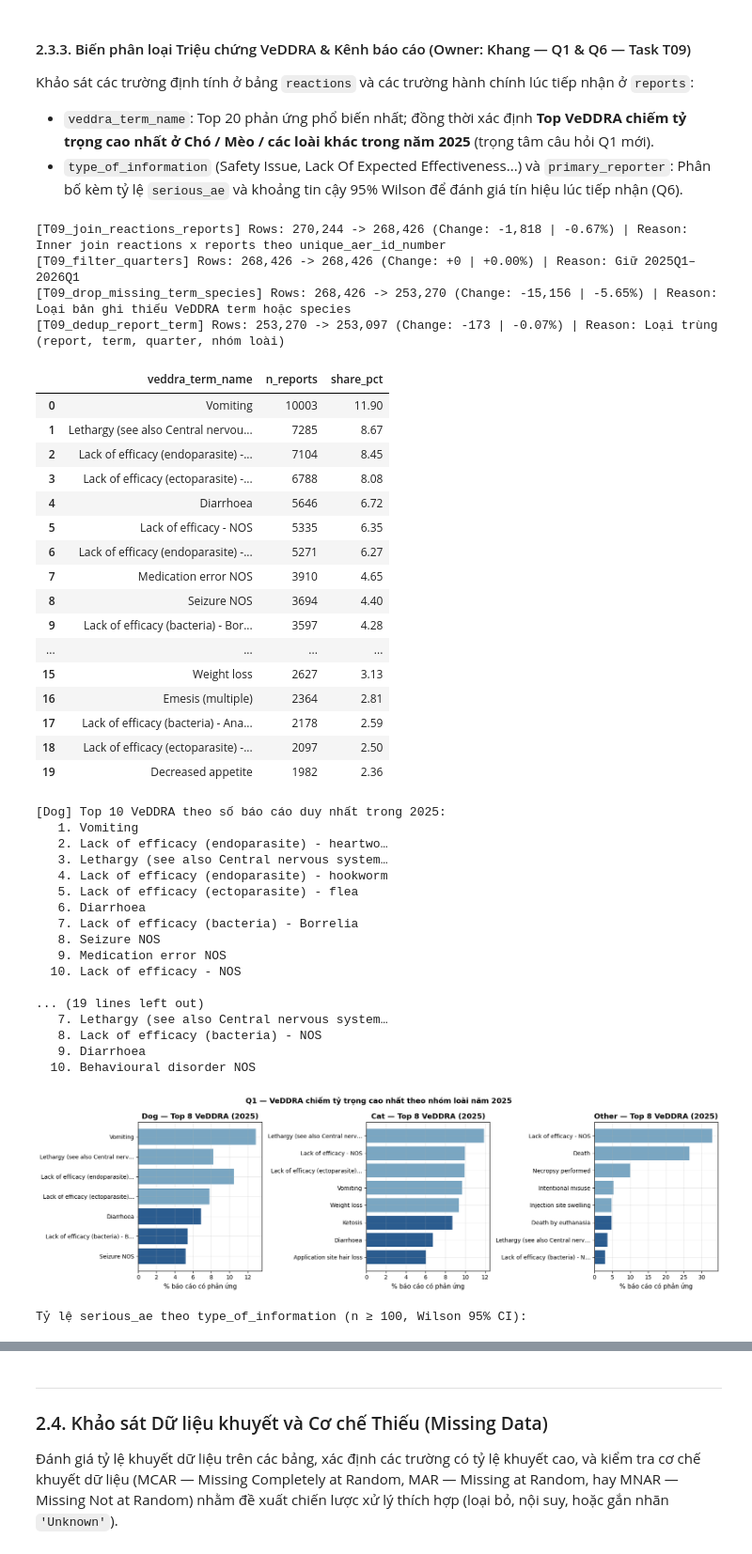
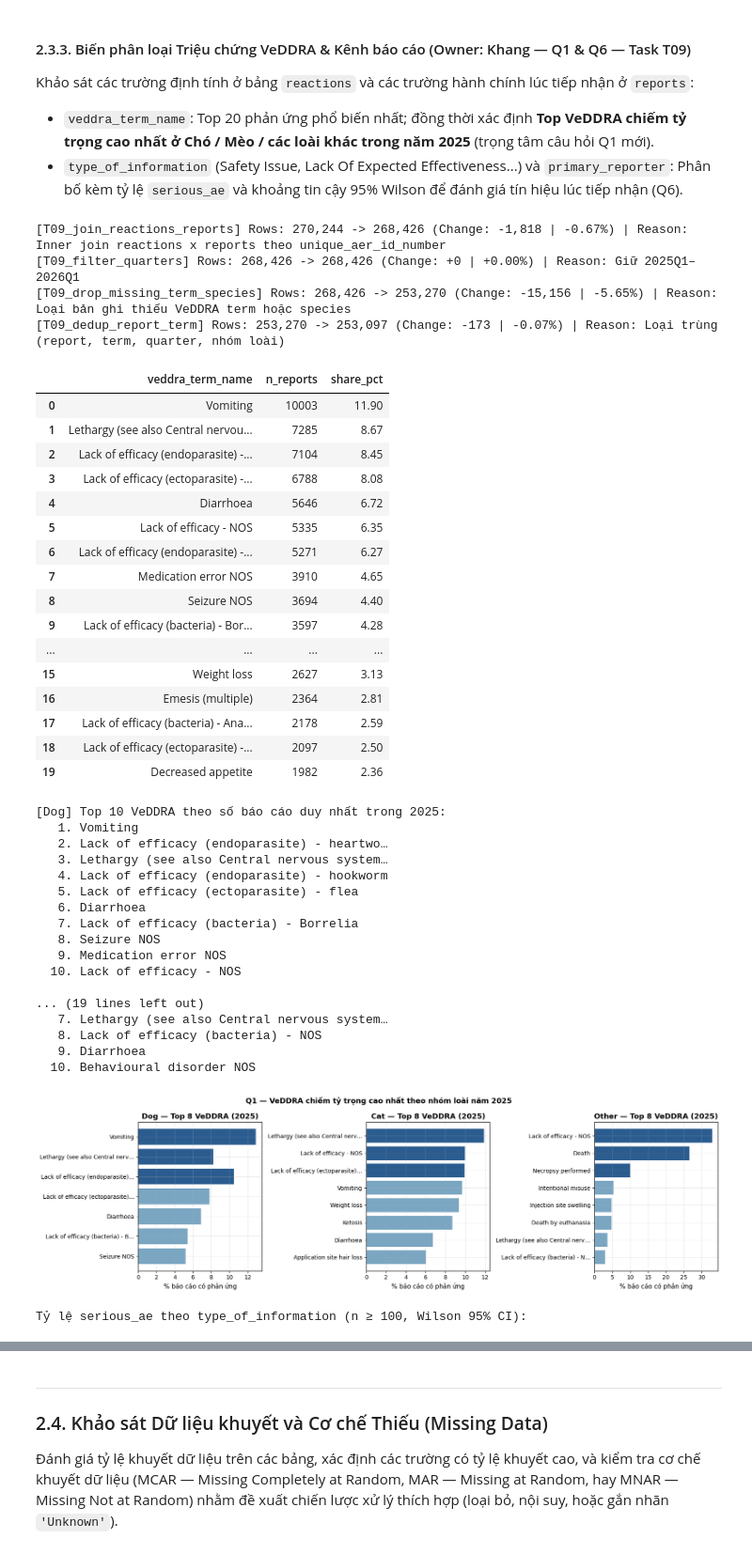
Before and after one commit to LeoTkiet/Prg4DS-G3, a Jupyter notebook: notebooks/01_collection_exploration.ipynb, the cells around one changed output, grey strips where cells are left out. Shown at 94% size. Saved outputs shown, nothing was run; the diff lists cells and outputs as text; code cells hidden in the pictures.

```diff
--- a/notebooks/01_collection_exploration.ipynb
+++ b/notebooks/01_collection_exploration.ipynb
@@ -834,7 +834,7 @@ Khảo sát các biến số thời gian phục vụ phân tích xu hướng/t
 - `receive_month`, `receive_week_in_q`: Mốc tháng/tuần trong quý để đối chiếu tổng lượng báo cáo nghiêm trọng của 2026 Q1 với cùng kỳ 2025.
 # %%
 # ===== Task T09 (M1 — Khang): Khám phá biến số thời gian & độ trễ =====
-time_df = reports_animal
+time_df = reports_animal.copy()
 
 quarter_order = ["2025q1", "2025q2", "2025q3", "2025q4", "2026q1"]
 quarter_label = {
@@ -899,11 +899,13 @@ fig, axes = plt.subplots(1, 2, figsize=(13, 4))
 axes[0].hist(plot_s.clip(upper=cap), bins=40, color="#4c78a8", edgecolor="white")
 axes[0].set_title("Phân bố độ trễ báo cáo (đã cắt tại P99 để quan sát)", fontweight="bold")
 axes[0].set_xlabel("reporting_delay_days")
+axes[0].set_ylabel("Số lượng báo cáo")
 box_df = time_df.loc[valid_delay & time_df["quarter"].isin(quarter_order)]
 sns.boxplot(data=box_df, x="quarter", y="reporting_delay_days", order=quarter_order, ax=axes[1])
 axes[1].set_xticks(range(len(quarter_order)), [quarter_label[q] for q in quarter_order])
 axes[1].set_ylim(plot_s.min(), cap)
 axes[1].set_title("Độ trễ báo cáo theo quý", fontweight="bold")
+axes[1].set_ylabel("Độ trễ báo cáo (ngày)")
 plt.tight_layout()
 plt.show()
 
@@ -1085,7 +1087,7 @@ for ax, g in zip(axes, ["Dog", "Cat", "Other"]):
     )
     shares = counts / denom * 100 if denom else counts * 0
     ax.barh([shorten_veddra_term(t, 32) for t in shares.index], shares.values,
-            color=["#2b5c8f" if i < 3 else "#7aa6c2" for i in range(len(shares))])
+            color=["#2b5c8f" if (i >= len(shares) - 3) else "#7aa6c2" for i in range(len(shares))])
     ax.set_title(f"{g} — Top 8 VeDDRA (2025)", fontweight="bold")
     ax.set_xlabel("% báo cáo có phản ứng")
 fig.suptitle("Q1 — VeDDRA chiếm tỷ trọng cao nhất theo nhóm loài năm 2025", fontsize=13, fontweight="bold")
@@ -1158,34 +1160,34 @@ for col in ["type_of_information", "primary_reporter"]:
 | 3 | Lack of efficacy (ectoparasite) -... | 6788 | 8.08 |
 | 4 | Diarrhoea | 5646 | 6.72 |
 | 5 | Lack of efficacy - NOS | 5335 | 6.35 |
 | 6 | Lack of efficacy (endoparasite) -... | 5271 | 6.27 |
 | 7 | Medication error NOS | 3910 | 4.65 |
 | 8 | Seizure NOS | 3694 | 4.40 |
 | 9 | Lack of efficacy (bacteria) - Bor... | 3597 | 4.28 |
 | ... | ... | ... | ... |
 | 15 | Weight loss | 2627 | 3.13 |
 | 16 | Emesis (multiple) | 2364 | 2.81 |
 | 17 | Lack of efficacy (bacteria) - Ana... | 2178 | 2.59 |
 | 18 | Lack of efficacy (ectoparasite) -... | 2097 | 2.50 |
 | 19 | Decreased appetite | 1982 | 2.36 |
 [Dog] Top 10 VeDDRA theo số báo cáo duy nhất trong 2025:
    1. Vomiting
    2. Lack of efficacy (endoparasite) - heartwo…
    3. Lethargy (see also Central nervous system…
    4. Lack of efficacy (endoparasite) - hookworm
    5. Lack of efficacy (ectoparasite) - flea
    6. Diarrhoea
    7. Lack of efficacy (bacteria) - Borrelia
    8. Seizure NOS
    9. Medication error NOS
   10. Lack of efficacy - NOS
 
 ... (19 lines left out)
    7. Lethargy (see also Central nervous system…
    8. Lack of efficacy (bacteria) - NOS
    9. Diarrhoea
   10. Behavioural disorder NOS
-[figure, old version]
+[figure, new version]
 Tỷ lệ serious_ae theo type_of_information (n ≥ 100, Wilson 95% CI):
 |  | type_of_information | n | serious_pct | ci_low | ci_high |
 | 0 | Safety Issue | 45836 | 45.03 | 44.57 | 45.48 |
```
Also changed, not shown: parts of 5 cells of this notebook, 2 other files.
